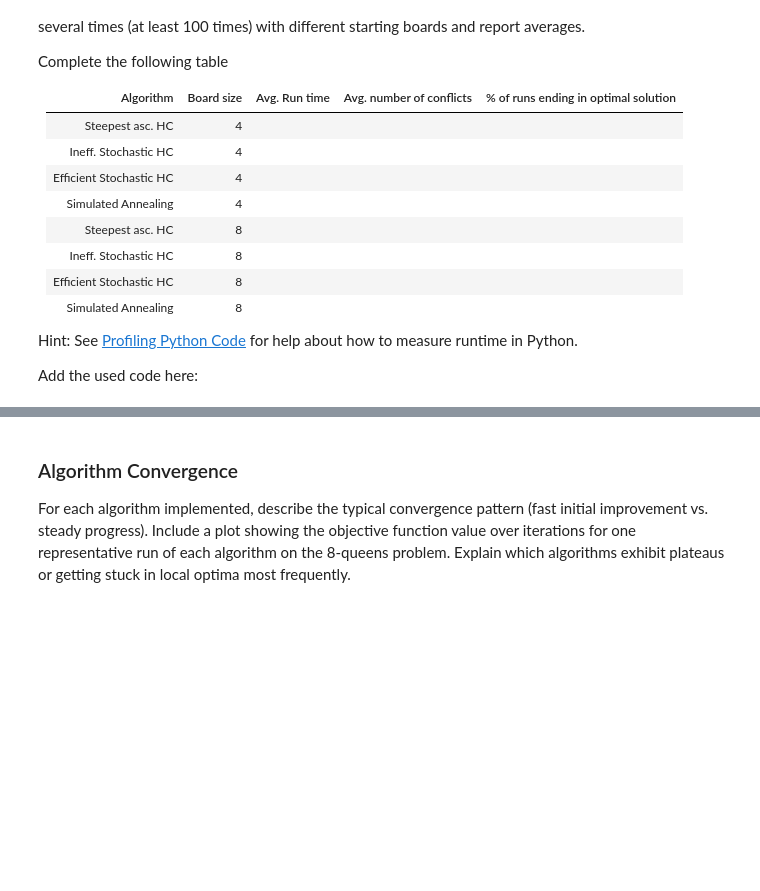
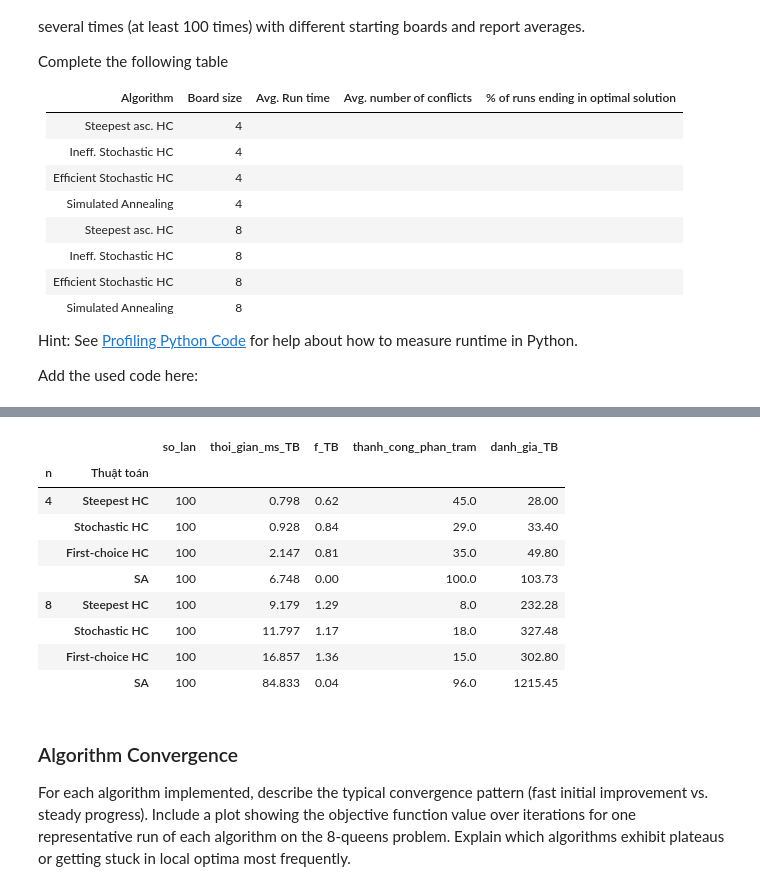
Before and after one commit to doduyquy/sgu-team-2026-advanced-ai-subject, a Jupyter notebook: weekly assignments/lab03 - local search/n_queens.ipynb, the cells around one changed output, grey strips where cells are left out. Cells and saved outputs as stored; diff of their text form; code cells hidden in the pictures; blank space fills up the shorter version.

```diff
--- a/weekly assignments/lab03 - local search/n_queens.ipynb
+++ b/weekly assignments/lab03 - local search/n_queens.ipynb
@@ -262,3 +366,62 @@ Add the used code here:
+# %%
+import pandas as pd
+from time import perf_counter
+from IPython.display import display, Markdown
+
+def queens_sa_for_comparison(board, max_evals=5000, seed=0):
+    run = anneal_queens(board, lambda t: 5.0 * 0.995**t,
+                        max_steps=max_evals - 1, seed=seed)
+    run['evaluations'] = run['steps'] + 1
+    return run
+
+queens_algorithms = {
+    'Steepest HC': queens_steepest,
+    'Stochastic HC': queens_stochastic,
+    'First-choice HC': queens_first_choice,
+    'SA': queens_sa_for_comparison,
+}
+queen_records = []
+queen_runs = {}
+
+def measure_queens(n, trial, names):
+    seed = 80000 + 1000 * n + trial
+    board = np.random.default_rng(seed).integers(0, n, size=n)
+    untouched = board.copy()
+    shift = trial % len(names)
+    for name in names[shift:] + names[:shift]:
+        started = perf_counter()
+        run = queens_algorithms[name](board, max_evals=5000, seed=seed + 10000)
+        milliseconds = (perf_counter() - started) * 1000
+        assert run['best_f'] == conflicts(run['best_board'])
+        assert np.array_equal(board, untouched)
+        assert run['evaluations'] <= 5000
+        assert np.all(np.diff(run['best_history']) <= 0)
+        queen_runs[n, trial, name] = run
+        queen_records.append({'n': n, 'Thuật toán': name, 'f': run['best_f'],
+                              'ms': milliseconds, 'Đánh giá': run['evaluations']})
+
+for n in [4, 8]:
+    for trial in range(100):
+        measure_queens(n, trial, list(queens_algorithms))
+
+queen_results = pd.DataFrame(queen_records)
+queen_comparison = queen_results.groupby(['n', 'Thuật toán'], sort=False).agg(
+    so_lan=('f', 'size'), thoi_gian_ms_TB=('ms', 'mean'), f_TB=('f', 'mean'),
+    thanh_cong_phan_tram=('f', lambda values: 100 * (values == 0).mean()),
+    danh_gia_TB=('Đánh giá', 'mean'),
+)
+display(queen_comparison.round(3))
+# %% [output]
+|  |  | so_lan | thoi_gian_ms_TB | f_TB | thanh_cong_phan_tram | danh_gia_TB |
+| n | Thuật toán |  |  |  |  |  |
+| 4 | Steepest HC | 100 | 0.798 | 0.62 | 45.0 | 28.00 |
+|  | Stochastic HC | 100 | 0.928 | 0.84 | 29.0 | 33.40 |
+|  | First-choice HC | 100 | 2.147 | 0.81 | 35.0 | 49.80 |
+|  | SA | 100 | 6.748 | 0.00 | 100.0 | 103.73 |
+| 8 | Steepest HC | 100 | 9.179 | 1.29 | 8.0 | 232.28 |
+|  | Stochastic HC | 100 | 11.797 | 1.17 | 18.0 | 327.48 |
+|  | First-choice HC | 100 | 16.857 | 1.36 | 15.0 | 302.80 |
+|  | SA | 100 | 84.833 | 0.04 | 96.0 | 1215.45 |
 # %% [markdown]
 ### Algorithm Convergence
 
```
Also changed, not shown: parts of 24 cells of this notebook, 1 other file.
